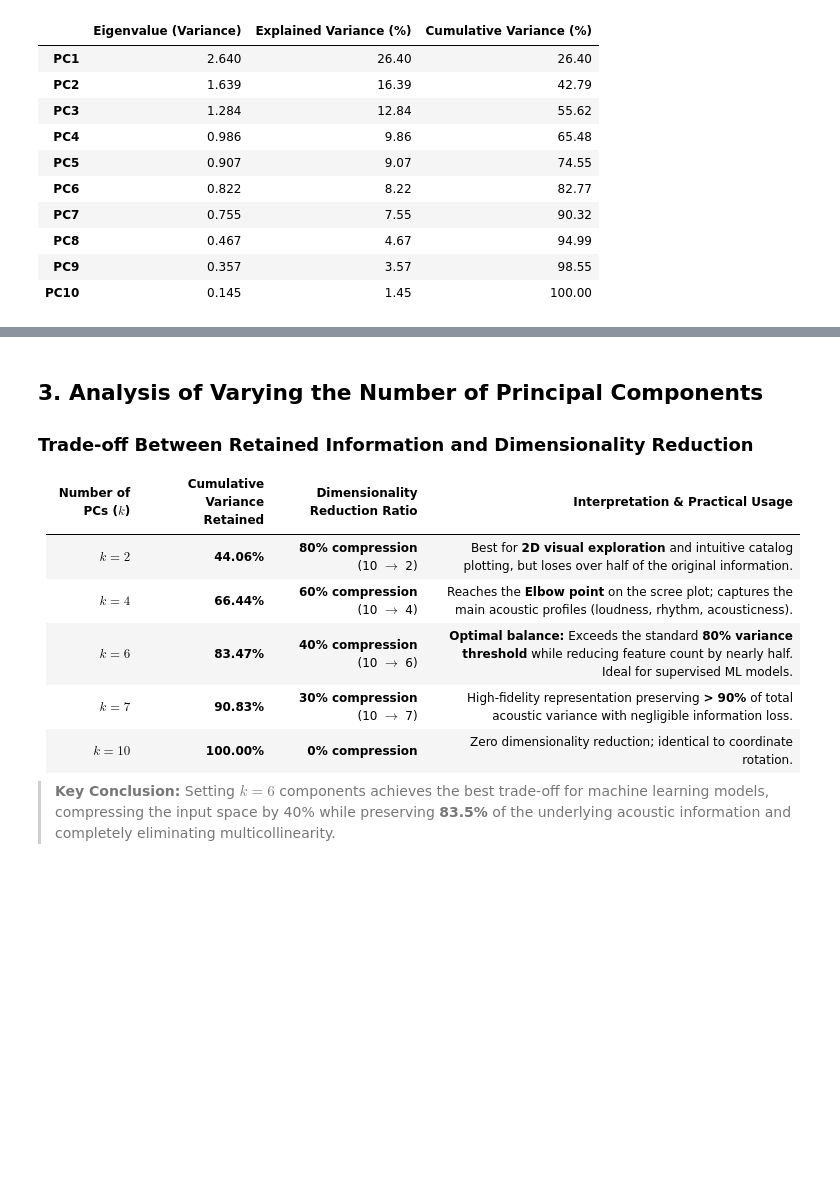
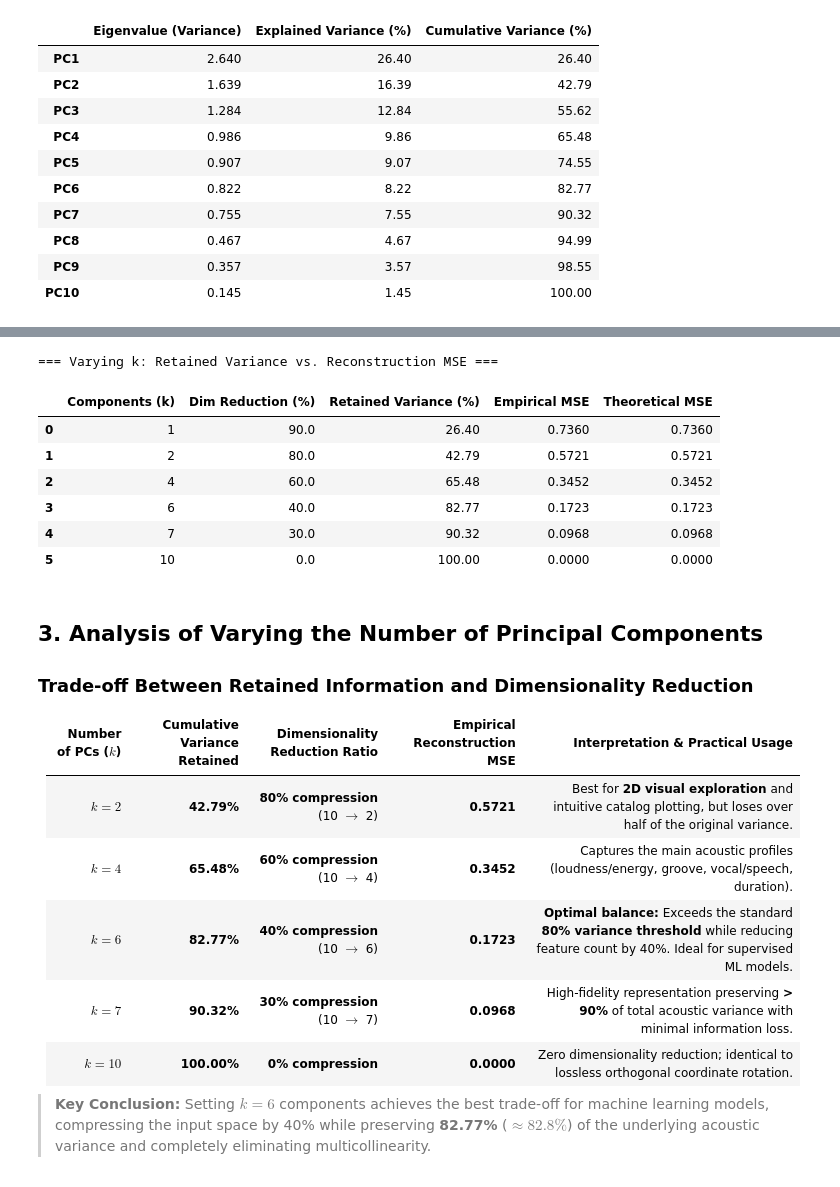
Before and after one commit to TheEnemen-1/Machine_Learning-Data_Mining-2, a Jupyter notebook: labwork1/hoang_spotify/labwor1.ipynb, the cells around one changed output, grey strips where cells are left out. Saved outputs shown, nothing was run; the diff lists cells and outputs as text; code cells hidden in the pictures; blank space fills up the shorter version.

```diff
--- a/labwork1/hoang_spotify/labwor1.ipynb
+++ b/labwork1/hoang_spotify/labwor1.ipynb
@@ -957,17 +1013,50 @@ plt.show()
+# %%
+# Evaluate PCA across varying number of components k (1 to 10)
+n_samples, n_features = X_scaled.shape
+k_values = [1, 2, 4, 6, 7, 10]
+pca_k_rows = []
+
+for k in k_values:
+    pca_k = PCA(n_components=k)
+    X_k = pca_k.fit_transform(X_scaled)
+    X_hat = pca_k.inverse_transform(X_k)
+    emp_mse = np.mean((X_scaled - X_hat) ** 2)
+    # Adjust sample eigenvalues (1/(n-1)) by (n-1)/n to match population MSE (1/n)
+    theo_mse = ((n_samples - 1) / n_samples) * (1.0 / n_features) * np.sum(explained_var[k:])
+    retained = np.sum(pca_k.explained_variance_ratio_) * 100
+    pca_k_rows.append({
+        'Components (k)': k,
+        'Dim Reduction (%)': round((1 - k / n_features) * 100, 1),
+        'Retained Variance (%)': round(retained, 2),
+        'Empirical MSE': round(emp_mse, 4),
+        'Theoretical MSE': round(theo_mse, 4)
+    })
+
+print("=== Varying k: Retained Variance vs. Reconstruction MSE ===")
+display(pd.DataFrame(pca_k_rows))
+# %% [output]
+=== Varying k: Retained Variance vs. Reconstruction MSE ===
+|  | Components (k) | Dim Reduction (%) | Retained Variance (%) | Empirical MSE | Theoretical MSE |
+| 0 | 1 | 90.0 | 26.40 | 0.7360 | 0.7360 |
+| 1 | 2 | 80.0 | 42.79 | 0.5721 | 0.5721 |
+| 2 | 4 | 60.0 | 65.48 | 0.3452 | 0.3452 |
+| 3 | 6 | 40.0 | 82.77 | 0.1723 | 0.1723 |
+| 4 | 7 | 30.0 | 90.32 | 0.0968 | 0.0968 |
+| 5 | 10 | 0.0 | 100.00 | 0.0000 | 0.0000 |
 # %% [markdown]
 ## 3. Analysis of Varying the Number of Principal Components
 
 ### Trade-off Between Retained Information and Dimensionality Reduction
 
-| Number of PCs ($k$) | Cumulative Variance Retained | Dimensionality Reduction Ratio | Interpretation & Practical Usage |
-| :---: | :---: | :---: | :--- |
-| **$k = 2$** | **44.06%** | **80% compression** (10 $\rightarrow$ 2) | Best for **2D visual exploration** and intuitive catalog plotting, but loses over half of the original information. |
-| **$k = 4$** | **66.44%** | **60% compression** (10 $\rightarrow$ 4) | Reaches the **Elbow point** on the scree plot; captures the main acoustic profiles (loudness, rhythm, acousticness). |
-| **$k = 6$** | **83.47%** | **40% compression** (10 $\rightarrow$ 6) | **Optimal balance:** Exceeds the standard **80% variance threshold** while reducing feature count by nearly half. Ideal for supervised ML models. |
-| **$k = 7$** | **90.83%** | **30% compression** (10 $\rightarrow$ 7) | High-fidelity representation preserving **> 90%** of total acoustic variance with negligible information loss. |
-| **$k = 10$** | **100.00%** | **0% compression** | Zero dimensionality reduction; identical to coordinate rotation. |
+| Number of PCs ($k$) | Cumulative Variance Retained | Dimensionality Reduction Ratio | Empirical Reconstruction MSE | Interpretation & Practical Usage |
+| :---: | :---: | :---: | :---: | :--- |
+| **$k = 2$** | **42.79%** | **80% compression** (10 $\rightarrow$ 2) | **0.5721** | Best for **2D visual exploration** and intuitive catalog plotting, but loses over half of the original variance. |
+| **$k = 4$** | **65.48%** | **60% compression** (10 $\rightarrow$ 4) | **0.3452** | Captures the main acoustic profiles (loudness/energy, groove, vocal/speech, duration). |
+| **$k = 6$** | **82.77%** | **40% compression** (10 $\rightarrow$ 6) | **0.1723** | **Optimal balance:** Exceeds the standard **80% variance threshold** while reducing feature count by 40%. Ideal for supervised ML models. |
+| **$k = 7$** | **90.32%** | **30% compression** (10 $\rightarrow$ 7) | **0.0968** | High-fidelity representation preserving **> 90%** of total acoustic variance with minimal information loss. |
+| **$k = 10$** | **100.00%** | **0% compression** | **0.0000** | Zero dimensionality reduction; identical to lossless orthogonal coordinate rotation. |
 
-> **Key Conclusion:** Setting $k = 6$ components achieves the best trade-off for machine learning models, compressing the input space by 40% while preserving **83.5%** of the underlying acoustic information and completely eliminating multicollinearity.
+> **Key Conclusion:** Setting $k = 6$ components achieves the best trade-off for machine learning models, compressing the input space by 40% while preserving **82.77%** ($\approx 82.8\%$) of the underlying acoustic variance and completely eliminating multicollinearity.
 # %%
 # -------------------------------------------------------------
 # 2D VISUALIZATION: PC1 vs PC2 & BIPLOT (FEATURE LOADINGS)
```
Also changed, not shown: parts of 21 cells of this notebook.
